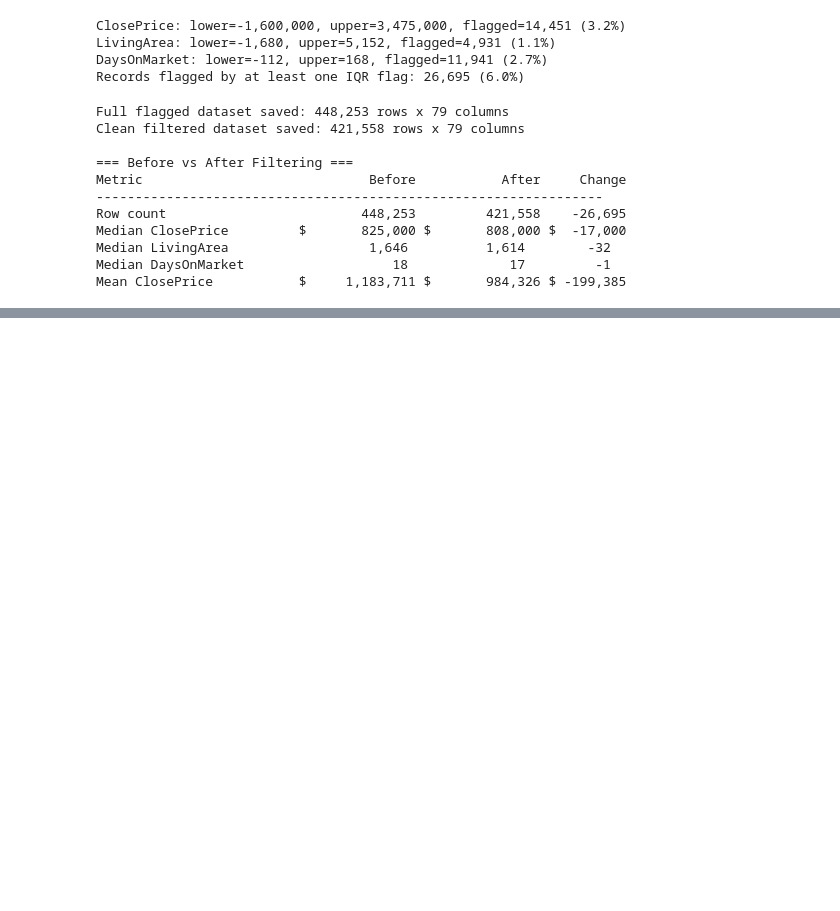
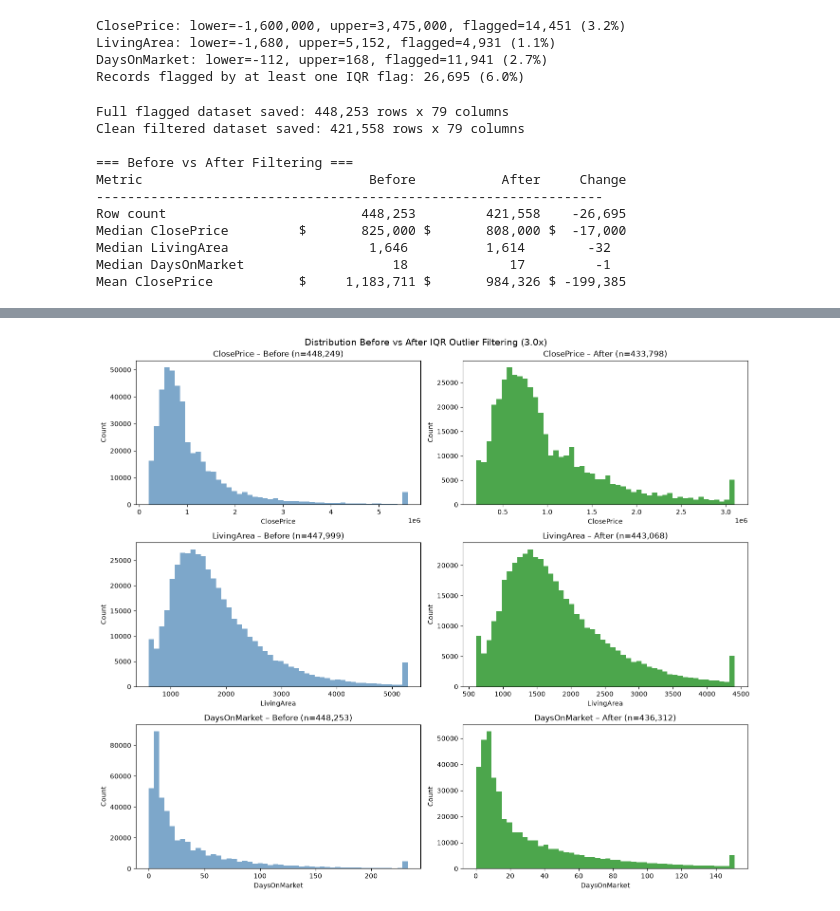
Before and after one commit to khushiraj-dev/IDX-Exchange, a Jupyter notebook: Notebooks/week_7.ipynb, the cells around one changed output, grey strips where cells are left out. Cells and saved outputs as stored; diff of their text form; code cells hidden in the pictures; blank space fills up the shorter version.

```diff
--- a/Notebooks/week_7.ipynb
+++ b/Notebooks/week_7.ipynb
@@ -175,0 +210,26 @@ complete market analysis.
+# %%
+fig, axes = plt.subplots(3, 2, figsize=(14, 12))
+
+for i, col in enumerate(['ClosePrice', 'LivingArea', 'DaysOnMarket']):
+    flag_col = f"{col.lower()}_outlier_flag"
+
+    before = sold[col].dropna()
+    after = sold[~sold[flag_col]][col].dropna()
+
+    # Before
+    axes[i, 0].hist(before.clip(before.quantile(0.01), before.quantile(0.99)), bins=50, color='steelblue', alpha=0.7)
+    axes[i, 0].set_title(f'{col} – Before (n={len(before):,})')
+    axes[i, 0].set_xlabel(col)
+    axes[i, 0].set_ylabel('Count')
+
+    # After
+    axes[i, 1].hist(after.clip(after.quantile(0.01), after.quantile(0.99)), bins=50, color='green', alpha=0.7)
+    axes[i, 1].set_title(f'{col} – After (n={len(after):,})')
+    axes[i, 1].set_xlabel(col)
+    axes[i, 1].set_ylabel('Count')
+
+plt.suptitle('Distribution Before vs After IQR Outlier Filtering (3.0x)', fontsize=14)
+plt.tight_layout()
+plt.show()
+# %% [output]
+[figure, added]
```
Also changed, not shown: parts of 3 cells of this notebook, 2 other files.
